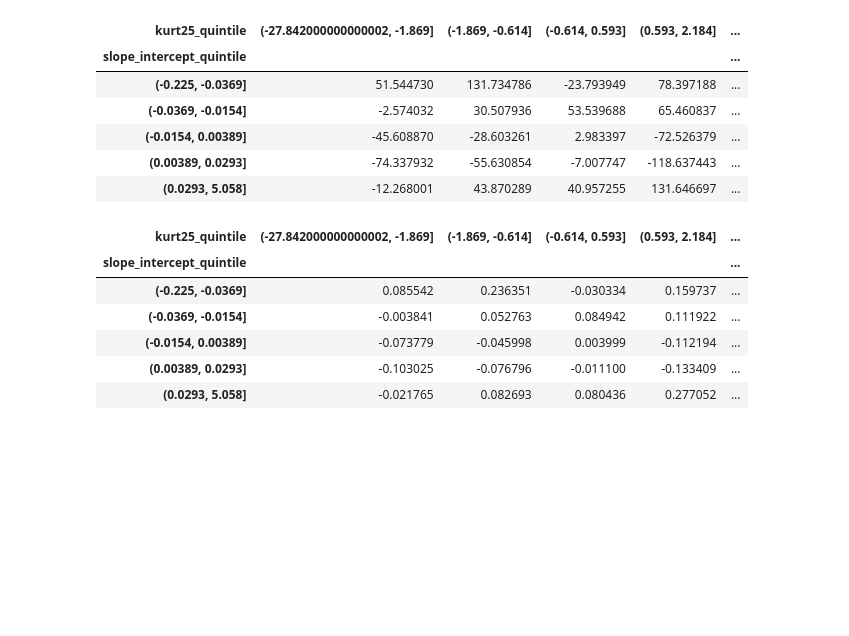
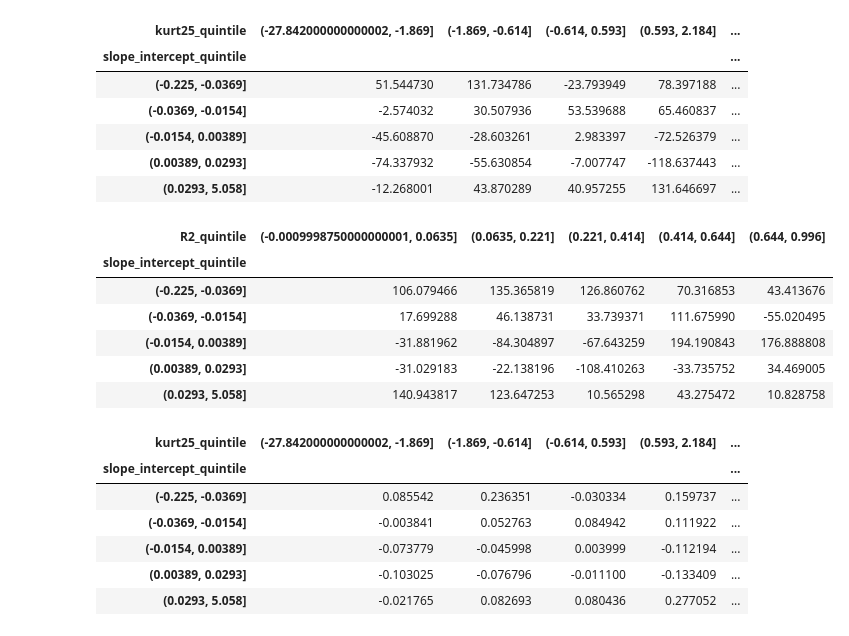
Before and after one commit to shreyjain-uchicago/ProjectLab_Spring-24_HullTactical, a Jupyter notebook: options_analysis.ipynb, the cells around one changed output. Saved outputs shown, nothing was run; the diff lists cells and outputs as text; code cells hidden in the pictures; blank space fills up the shorter version.

Commit message:
Add files via upload
Added more analysis for implied variance/volatility of earnings

```diff
--- a/options_analysis.ipynb
+++ b/options_analysis.ipynb
@@ -646,0 +743,11 @@ Name: straddle_pnl, dtype: float64
+# %%
+earnings_dates_for_tickers['R2'] = results[:,2]
+num_quantiles = 10
+
+# Create deciles based on 'skew_25'
+earnings_dates_for_tickers['R2_decile'] = pd.qcut(earnings_dates_for_tickers['R2'], num_quantiles)
+
+# Calculate the mean 'straddle_pnl' for each decile
+mean_straddle_pnl_by_decile = earnings_dates_for_tickers.groupby('R2_decile')['straddle_pnl'].mean()
+
+print(mean_straddle_pnl_by_decile)
@@ -668,3 +788,14 @@ event_var_0d/5d_decile
 (1.209, 1.371]     63.630680
 (1.371, 18.175]    46.171802
 Name: straddle_pnl, dtype: float64
+# %%
+earnings_dates_for_tickers['event_var_0d/1d'] = np.sqrt(event_var_0d)/np.sqrt(event_var_1d)
+num_quantiles = 10
+
+# Create deciles based on 'skew_25'
+earnings_dates_for_tickers['event_var_0d/1d_decile'] = pd.qcut(earnings_dates_for_tickers['event_var_0d/1d'], num_quantiles)
+
+# Calculate the mean 'straddle_pnl' for each decile
+mean_straddle_pnl_by_decile = earnings_dates_for_tickers.groupby('event_var_0d/1d_decile')['straddle_pnl'].mean()
+
+print(mean_straddle_pnl_by_decile)
@@ -716,3 +860,14 @@ slope/event_vol_0d_decile
 (0.029, 0.0591]        39.793851
 (0.0591, 0.528]        44.193808
 Name: straddle_pnl, dtype: float64
+# %%
+earnings_dates_for_tickers['change_event_vol_0d_5d'] = np.sqrt(event_var_0d) - np.sqrt(event_var_5d)
+num_quantiles = 10
+
+# Create deciles based on 'skew_25'
+earnings_dates_for_tickers['change_event_vol_0d_5d_decile'] = pd.qcut(earnings_dates_for_tickers['change_event_vol_0d_5d'], num_quantiles)
+
+# Calculate the mean 'straddle_pnl' for each decile
+mean_straddle_pnl_by_decile = earnings_dates_for_tickers.groupby('change_event_vol_0d_5d_decile')['straddle_pnl'].mean()
+
+print(mean_straddle_pnl_by_decile)
@@ -734,6 +902,24 @@ cross_quantile_matrix
 | (-0.0154, 0.00389] | -45.608870 | -28.603261 | 2.983397 | -72.526379 | ... |
 | (0.00389, 0.0293] | -74.337932 | -55.630854 | -7.007747 | -118.637443 | ... |
 | (0.0293, 5.058] | -12.268001 | 43.870289 | 40.957255 | 131.646697 | ... |
+# %%
+earnings_dates_for_tickers['slope_intercept_quintile'] = pd.qcut(earnings_dates_for_tickers['slope/intercept'], 5)
+earnings_dates_for_tickers['R2_quintile'] = pd.qcut(earnings_dates_for_tickers['R2'], 5)
+
+# Group by the quintile categories and calculate the mean of 'straddle_pnl'
+cross_quantile_means = earnings_dates_for_tickers.groupby(['slope_intercept_quintile', 'R2_quintile'])['straddle_pnl'].mean()
+
+# Convert the results into a 5x5 DataFrame
+cross_quantile_matrix = cross_quantile_means.unstack(level=-1)
+cross_quantile_matrix
+# %% [output]
+| R2_quintile | (-0.0009998750000000001, 0.0635] | (0.0635, 0.221] | (0.221, 0.414] | (0.414, 0.644] | (0.644, 0.996] |
+| slope_intercept_quintile |  |  |  |  |  |
+| (-0.225, -0.0369] | 106.079466 | 135.365819 | 126.860762 | 70.316853 | 43.413676 |
+| (-0.0369, -0.0154] | 17.699288 | 46.138731 | 33.739371 | 111.675990 | -55.020495 |
+| (-0.0154, 0.00389] | -31.881962 | -84.304897 | -67.643259 | 194.190843 | 176.888808 |
+| (0.00389, 0.0293] | -31.029183 | -22.138196 | -108.410263 | -33.735752 | 34.469005 |
+| (0.0293, 5.058] | 140.943817 | 123.647253 | 10.565298 | 43.275472 | 10.828758 |
 # %%
 grouped = earnings_dates_for_tickers.groupby(['slope_intercept_quintile', 'kurt25_quintile'])['straddle_pnl']
 mean_std_ratio = grouped.mean() / grouped.std()
```
Also changed, not shown: parts of 15 cells of this notebook.
